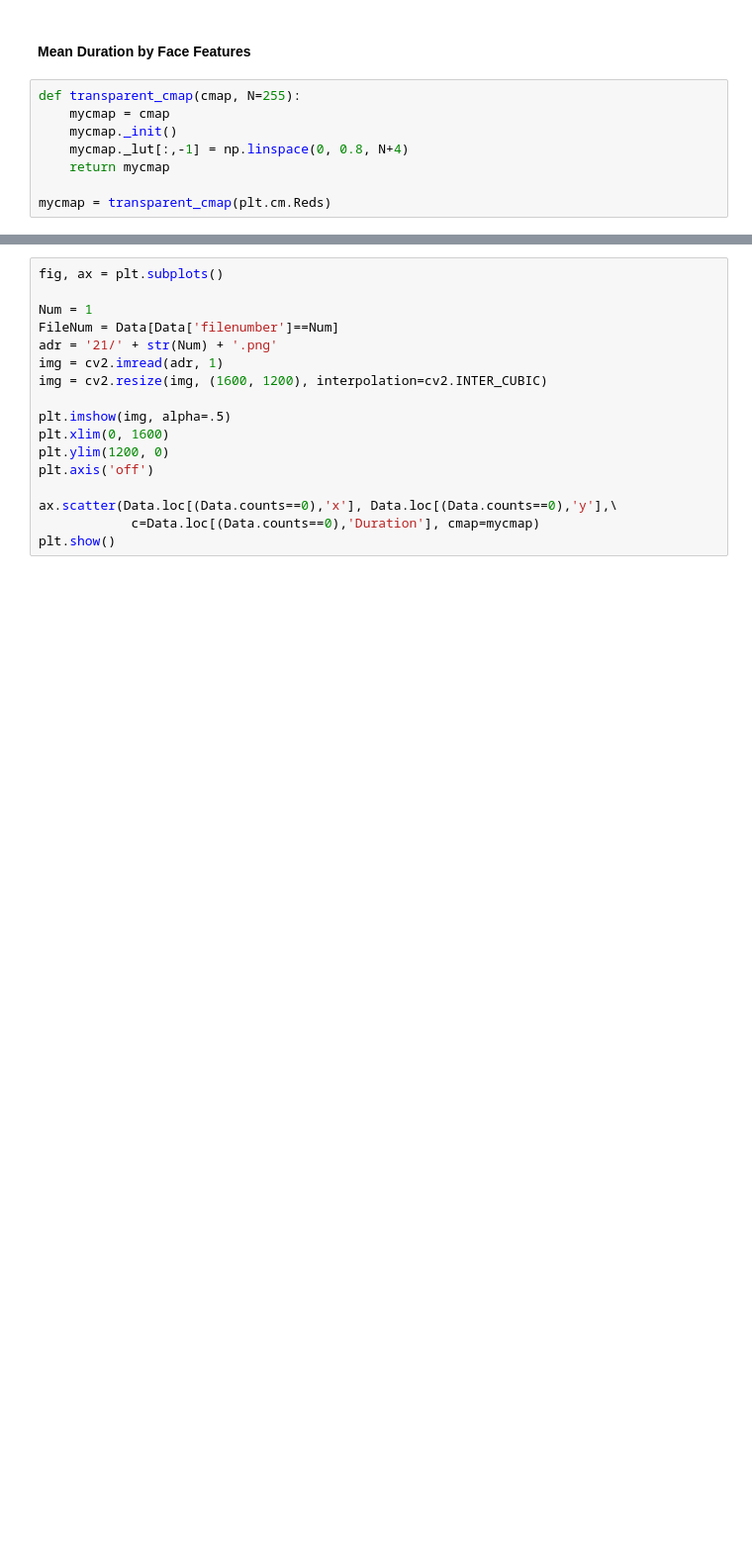
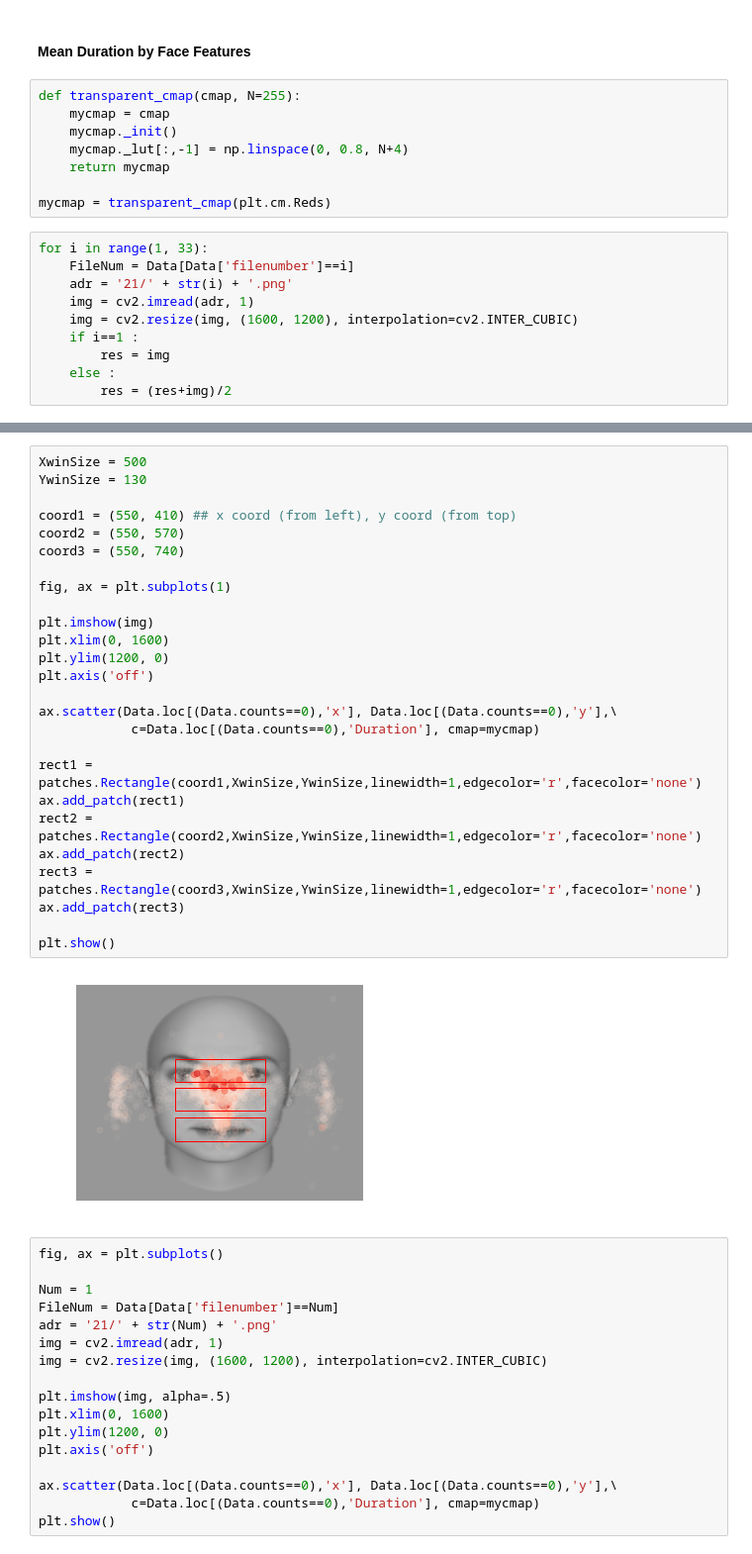
Before and after one commit to hyunwoogu/EyeStrategy, a Jupyter notebook: EyeTrack.ipynb, the cells around one changed output, grey strips where cells are left out. Shown at 99% size. Saved outputs shown, nothing was run; the diff lists cells and outputs as text; blank space fills up the shorter version.

```diff
--- a/EyeTrack.ipynb
+++ b/EyeTrack.ipynb
@@ -78,3 +79,13 @@ def transparent_cmap(cmap, N=255):
     return mycmap
 
 mycmap = transparent_cmap(plt.cm.Reds)
+# %%
+for i in range(1, 33):
+    FileNum = Data[Data['filenumber']==i]
+    adr = '21/' + str(i) + '.png'
+    img = cv2.imread(adr, 1)
+    img = cv2.resize(img, (1600, 1200), interpolation=cv2.INTER_CUBIC)
+    if i==1 :
+        res = img
+    else :
+        res = (res+img)/2
@@ -81,3 +123,31 @@ mycmap = transparent_cmap(plt.cm.Reds)
+# %%
+XwinSize = 500
+YwinSize = 130
+
+coord1 = (550, 410) ## x coord (from left), y coord (from top)
+coord2 = (550, 570)
+coord3 = (550, 740)
+
+fig, ax = plt.subplots(1)
+
+plt.imshow(img)
+plt.xlim(0, 1600)
+plt.ylim(1200, 0)
+plt.axis('off')
+
+ax.scatter(Data.loc[(Data.counts==0),'x'], Data.loc[(Data.counts==0),'y'],\
+            c=Data.loc[(Data.counts==0),'Duration'], cmap=mycmap)
+
+rect1 = patches.Rectangle(coord1,XwinSize,YwinSize,linewidth=1,edgecolor='r',facecolor='none')
+ax.add_patch(rect1)
+rect2 = patches.Rectangle(coord2,XwinSize,YwinSize,linewidth=1,edgecolor='r',facecolor='none')
+ax.add_patch(rect2)
+rect3 = patches.Rectangle(coord3,XwinSize,YwinSize,linewidth=1,edgecolor='r',facecolor='none')
+ax.add_patch(rect3)
+
+plt.show()
+# %% [output]
+[figure, added]
 # %%
 fig, ax = plt.subplots()
 
```
Also changed, not shown: parts of 29 cells of this notebook.
